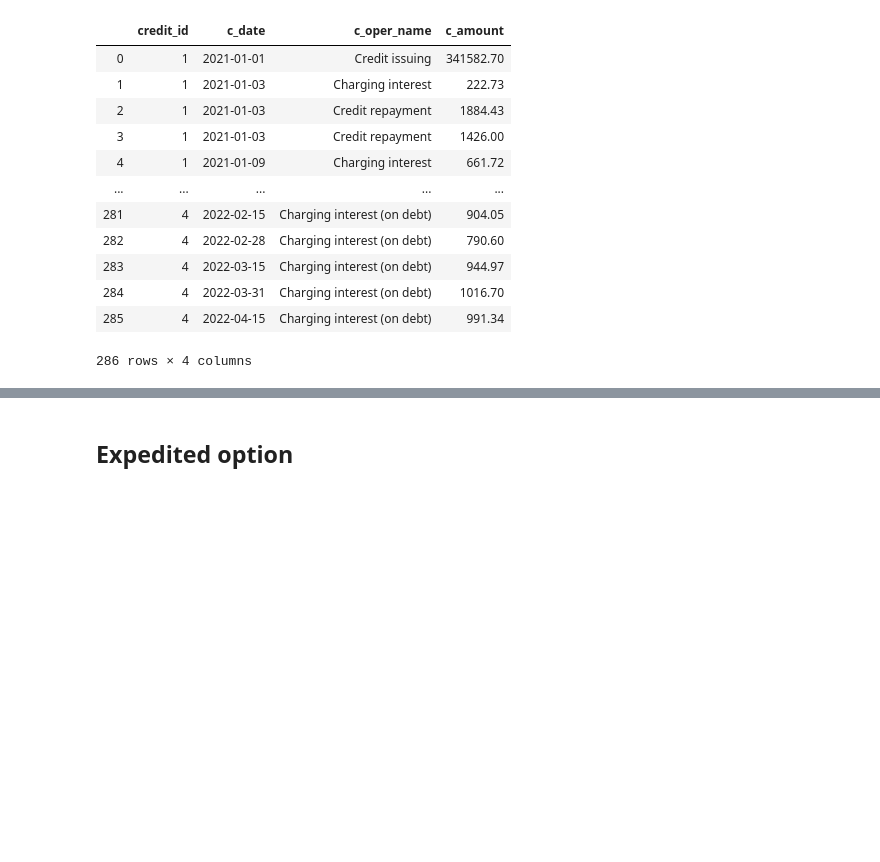
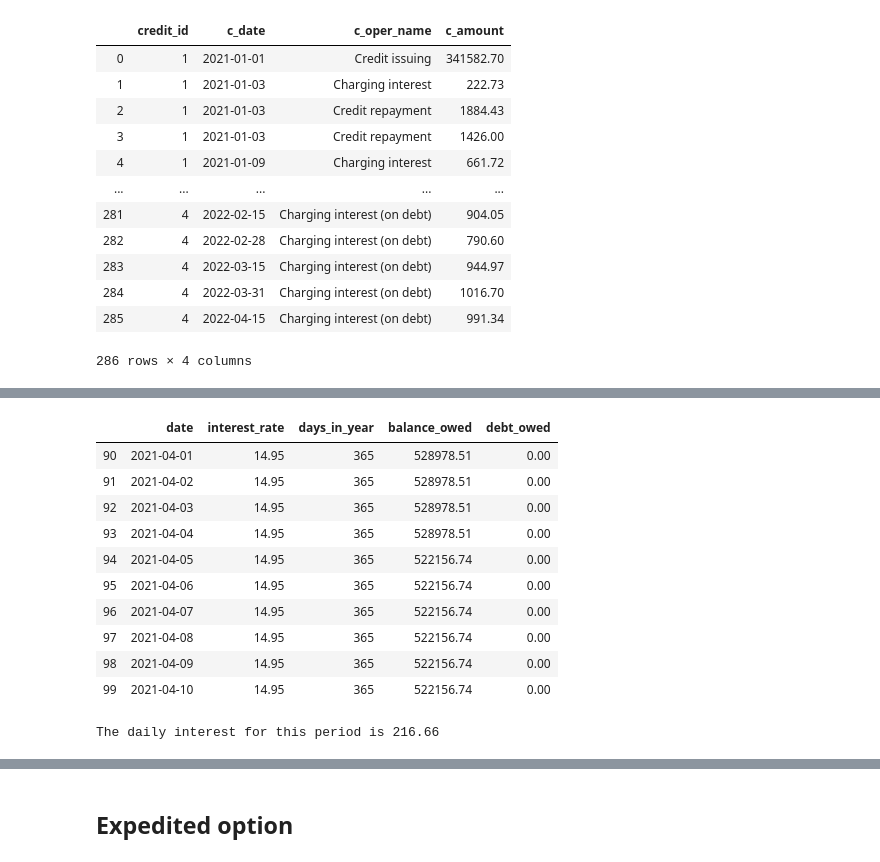
Before and after one commit to Carolus-XII-Rex/Charging-Intersest, a Jupyter notebook: InterestCharging.ipynb, the cells around one changed output, grey strips where cells are left out. Saved outputs shown, nothing was run; the diff lists cells and outputs as text; code cells hidden in the pictures; blank space fills up the shorter version.

```diff
--- a/InterestCharging.ipynb
+++ b/InterestCharging.ipynb
@@ -298,0 +291,25 @@ get_df_ao_with_pred(4)
+# %%
+# let us have a look at daily info at these periods
+
+df_daily = credits[2].df_daily
+df_daily[(df_daily['date'] >= datetime.datetime(2021, 4, 1)) & (df_daily['date'] <= datetime.datetime(2021, 4, 10))]
+# %% [output]
+|  | date | interest_rate | days_in_year | balance_owed | debt_owed |
+| 90 | 2021-04-01 | 14.95 | 365 | 528978.51 | 0.00 |
+| 91 | 2021-04-02 | 14.95 | 365 | 528978.51 | 0.00 |
+| 92 | 2021-04-03 | 14.95 | 365 | 528978.51 | 0.00 |
+| 93 | 2021-04-04 | 14.95 | 365 | 528978.51 | 0.00 |
+| 94 | 2021-04-05 | 14.95 | 365 | 522156.74 | 0.00 |
+| 95 | 2021-04-06 | 14.95 | 365 | 522156.74 | 0.00 |
+| 96 | 2021-04-07 | 14.95 | 365 | 522156.74 | 0.00 |
+| 97 | 2021-04-08 | 14.95 | 365 | 522156.74 | 0.00 |
+| 98 | 2021-04-09 | 14.95 | 365 | 522156.74 | 0.00 |
+| 99 | 2021-04-10 | 14.95 | 365 | 522156.74 | 0.00 |
+# %%
+# the charging period for 2021-04-05 is [2021-03-31, 2021-04-05)
+
+print(f'The daily interest for this period is {round(528978.51 * 0.1495 / 365,  2)}')
+
+# which is exactly the amount of mistake
+# %% [output]
+The daily interest for this period is 216.66
```
Also changed, not shown: parts of 20 cells of this notebook, 3 other files.
